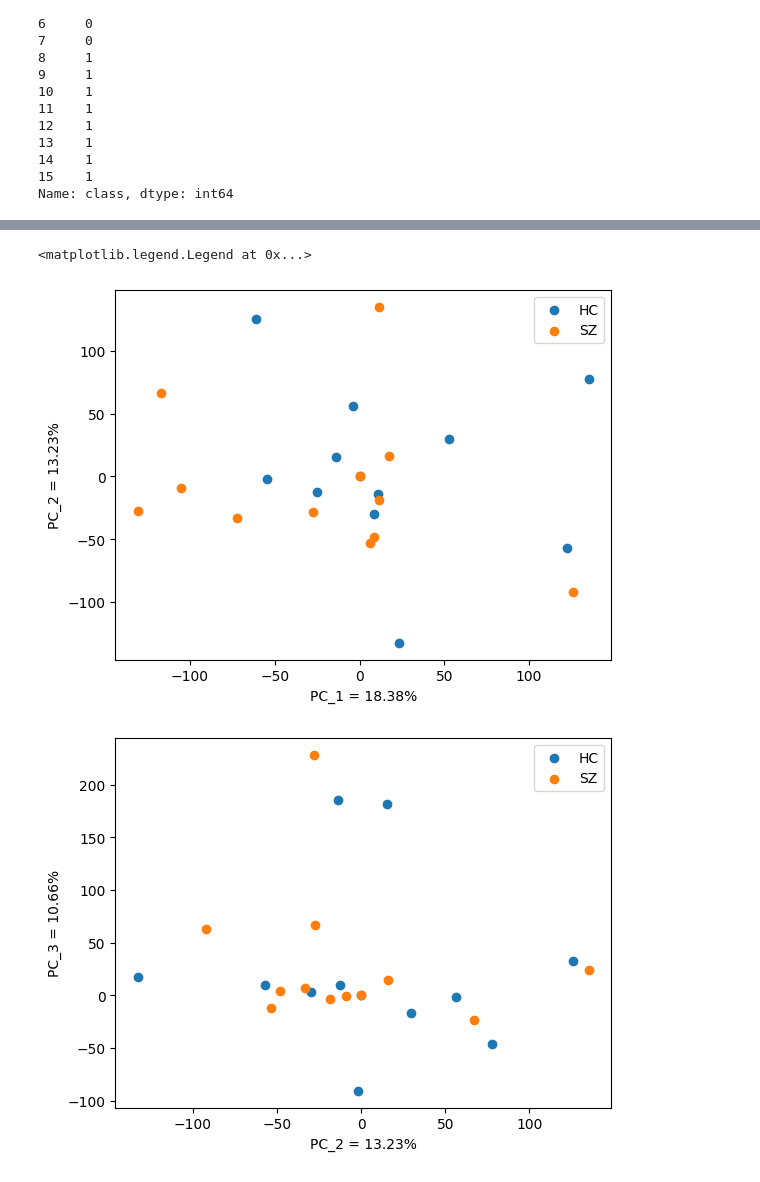
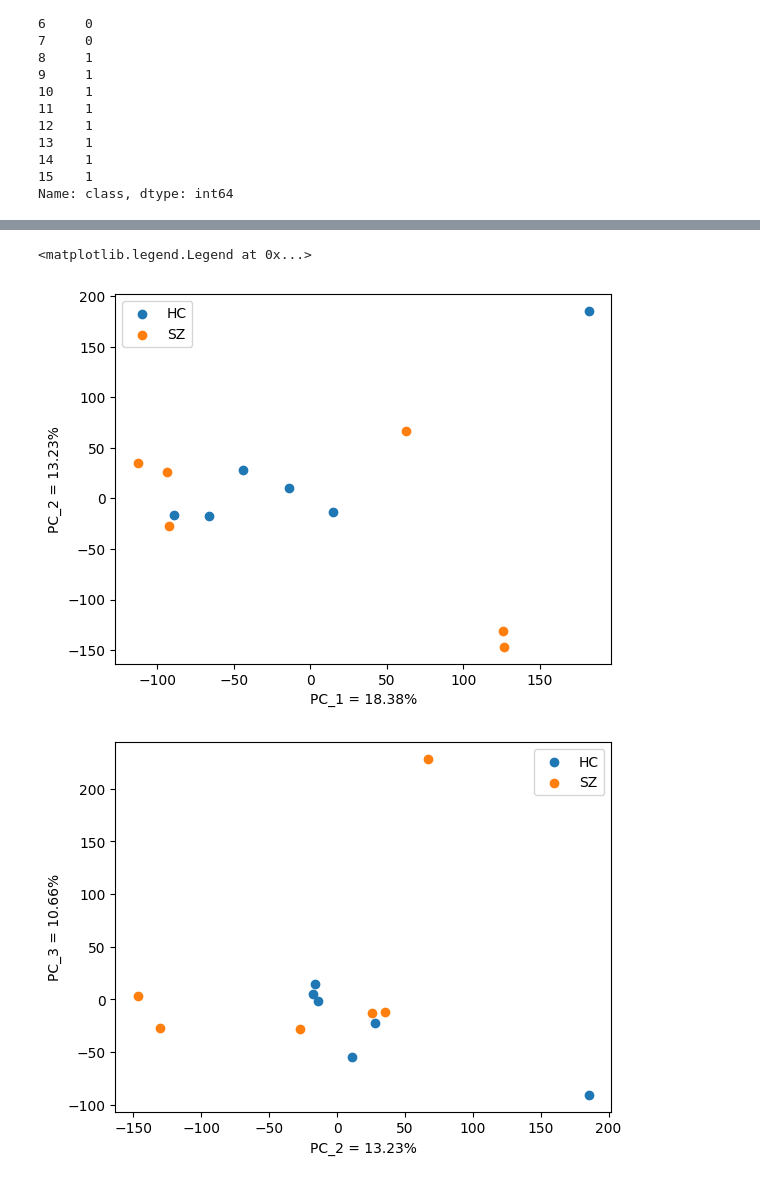
Before and after one commit to cgpayne/electropsychographer, a Jupyter notebook: notebooks/PCA_prototype.ipynb, the cells around one changed output, grey strips where cells are left out. Saved outputs shown, nothing was run; the diff lists cells and outputs as text; code cells hidden in the pictures.

```diff
--- a/notebooks/PCA_prototype.ipynb
+++ b/notebooks/PCA_prototype.ipynb
@@ -203,24 +203,24 @@ SZ: 11, 12
 # %%
 # plot PC_1 vs PC_2 then PC_2 vs PC_3
 
 fig1 = plt.figure(1)
-plt.scatter(X_HC[:][0], X_HC[:][1], label='HC')
-plt.scatter(X_SZ[:][0], X_SZ[:][1], label='SZ')
+plt.scatter(X_HC[:, 0], X_HC[:, 1], label='HC')
+plt.scatter(X_SZ[:, 0], X_SZ[:, 1], label='SZ')
 plt.legend()
 plt.xlabel(f"PC_1 = {100*explained_variance[0]:.2f}%")
 plt.ylabel(f"PC_2 = {100*explained_variance[1]:.2f}%")
 # plt.title(f"PCA_1 vs PCA_2, CEV = {100*cummulative_ev[1]:.2f}%")
 
 fig2 = plt.figure(2)
-plt.scatter(X_HC[:][1], X_HC[:][2], label='HC')
-plt.scatter(X_SZ[:][1], X_SZ[:][2], label='SZ')
+plt.scatter(X_HC[:, 1], X_HC[:, 2], label='HC')
+plt.scatter(X_SZ[:, 1], X_SZ[:, 2], label='SZ')
 plt.xlabel(f"PC_2 = {100*explained_variance[1]:.2f}%")
 plt.ylabel(f"PC_3 = {100*explained_variance[2]:.2f}%")
 plt.legend()
 # plt.title(f"PCA_2 vs PCA_3, CEV = {100*cummulative_ev[2]:.2f}%")
 # %% [output]
 <matplotlib.legend.Legend at 0x...>
-[figure, old version]
+[figure, new version]
-[figure, old version]
+[figure, new version]
 # %%
  # F- I-- N---
```
Also changed, not shown: parts of 6 cells of this notebook, 1 other file.
